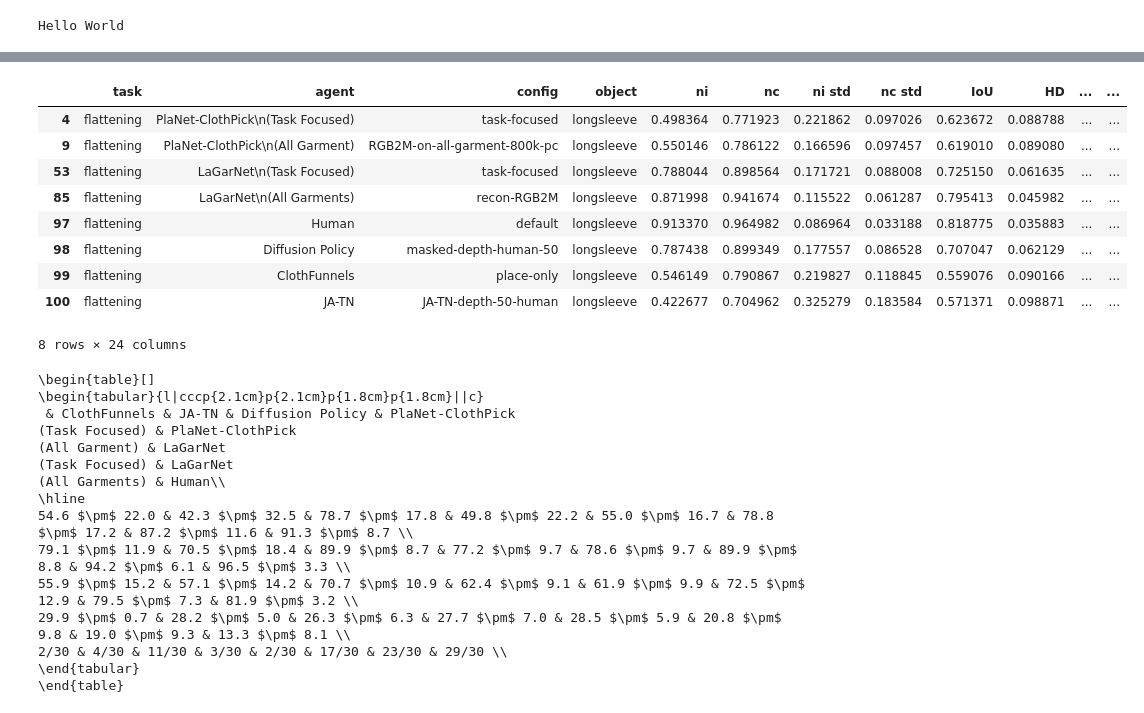
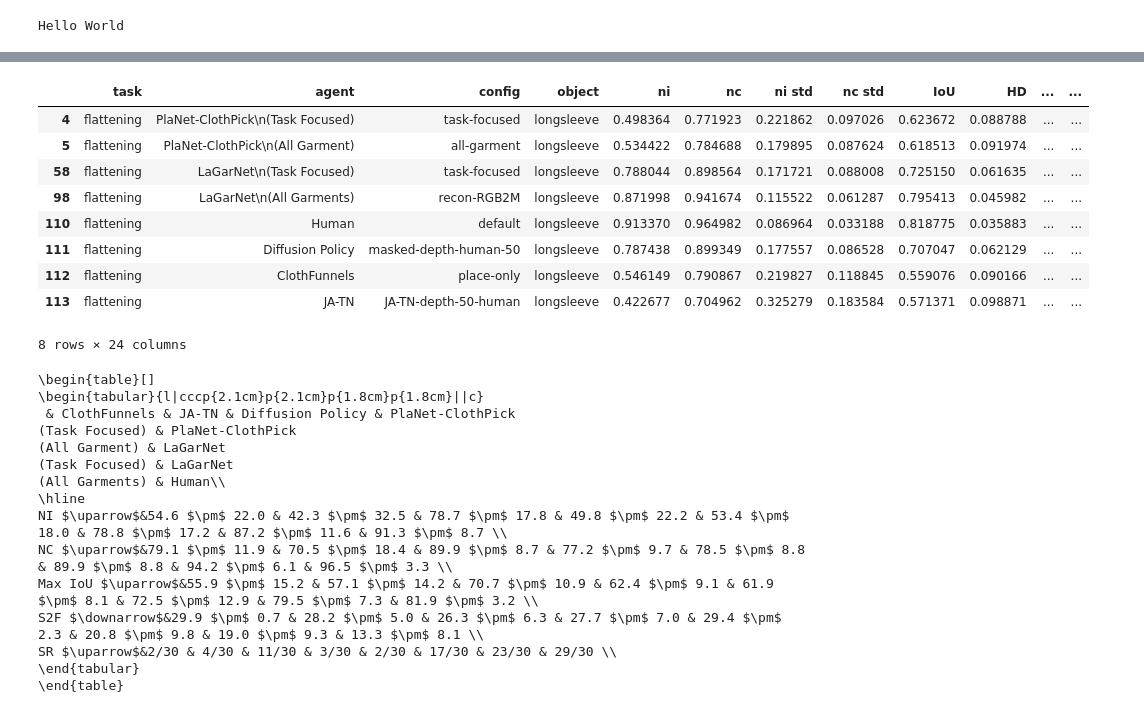
Before and after one commit to st-cortex-lab/LaGarNet, a Jupyter notebook: analysis/lagarnet.ipynb, the cells around one changed output, grey strips where cells are left out. Drawn from its saved outputs; the diff is of its cells as text; code cells hidden in the pictures.

```diff
--- a/analysis/lagarnet.ipynb
+++ b/analysis/lagarnet.ipynb
@@ -291,7 +291,7 @@ agent_tuples = [
     ('human-pixel-pick-and-place-1', 'default', '-1', 'Human'),
     ('transporter', 'JA-TN-depth-50-human', '50001', 'JA-TN'),
     ('diffusion_policy', 'masked-depth-human-50', '49999', 'Diffusion Policy'),
-    ('rssm', 'RGB2M-on-all-garment-800k-pc', '50000', 'PlaNet-ClothPick\n(All Garment)'), # config all-garment is training.
+    ('rssm', 'all-garment', '50000', 'PlaNet-ClothPick\n(All Garment)'), # config all-garment is training.
     ('cloth-funnel', 'place-only', '-1', 'ClothFunnels'),
     ('gc_rssm', 'task-focused', '50000', 'LaGarNet\n(Task Focused)'),
     ('gc_rssm', 'recon-RGB2M', '50000', 'LaGarNet\n(All Garments)'),
@@ -332,40 +332,41 @@ data_df['SR $\\uparrow$'] = data_df['success_eps'].apply(lambda x: f"{x}/30")
 display(data_df)
 ## create a latex table where columns are the agents, and rows are the metrics
 
 def generate_latex_table(data_df):
     agents = ['ClothFunnels', 'JA-TN', 'Diffusion Policy', \
               'PlaNet-ClothPick\n(Task Focused)', 'PlaNet-ClothPick\n(All Garment)', \
             'LaGarNet\n(Task Focused)', 'LaGarNet\n(All Garments)', 'Human']
     metrics = ['NI $\\uparrow$', 'NC $\\uparrow$', 'Max IoU $\\uparrow$', 'S2F $\\downarrow$', 'SR $\\uparrow$']
 
     latex_table = "\\begin{table}[]\n\\begin{tabular}{l|cccp{2.1cm}p{2.1cm}p{1.8cm}p{1.8cm}||c}\n"
     for agent in agents:
         latex_table += f" & {agent}"
     latex_table += "\\\\\n"
     latex_table += "\\hline\n"
     for metric in metrics:
+        latex_table += metric + '&'
         for agent in agents:
 
             metrics_value = data_df[data_df['agent'] == agent][metric]
             #print(agent, metrics)
             metrics_value = metrics_value.values[0]
             latex_table += f"{metrics_value} & "
         latex_table = latex_table[:-2] + "\\\\\n"
     latex_table += "\\end{tabular}\n\\end{table}"
     return latex_table
 
 latex_table = generate_latex_table(data_df)
 print(latex_table)
 # %% [output]
 |  | task | agent | config | object | ni | nc | ni std | nc std | IoU | HD | ... | ... |
 | 4 | flattening | PlaNet-ClothPick\n(Task Focused) | task-focused | longsleeve | 0.498364 | 0.771923 | 0.221862 | 0.097026 | 0.623672 | 0.088788 | ... | ... |
-| 9 | flattening | PlaNet-ClothPick\n(All Garment) | RGB2M-on-all-garment-800k-pc | longsleeve | 0.550146 | 0.786122 | 0.166596 | 0.097457 | 0.619010 | 0.089080 | ... | ... |
-| 53 | flattening | LaGarNet\n(Task Focused) | task-focused | longsleeve | 0.788044 | 0.898564 | 0.171721 | 0.088008 | 0.725150 | 0.061635 | ... | ... |
-| 85 | flattening | LaGarNet\n(All Garments) | recon-RGB2M | longsleeve | 0.871998 | 0.941674 | 0.115522 | 0.061287 | 0.795413 | 0.045982 | ... | ... |
-| 97 | flattening | Human | default | longsleeve | 0.913370 | 0.964982 | 0.086964 | 0.033188 | 0.818775 | 0.035883 | ... | ... |
-| 98 | flattening | Diffusion Policy | masked-depth-human-50 | longsleeve | 0.787438 | 0.899349 | 0.177557 | 0.086528 | 0.707047 | 0.062129 | ... | ... |
-| 99 | flattening | ClothFunnels | place-only | longsleeve | 0.546149 | 0.790867 | 0.219827 | 0.118845 | 0.559076 | 0.090166 | ... | ... |
-| 100 | flattening | JA-TN | JA-TN-depth-50-human | longsleeve | 0.422677 | 0.704962 | 0.325279 | 0.183584 | 0.571371 | 0.098871 | ... | ... |
+| 5 | flattening | PlaNet-ClothPick\n(All Garment) | all-garment | longsleeve | 0.534422 | 0.784688 | 0.179895 | 0.087624 | 0.618513 | 0.091974 | ... | ... |
+| 58 | flattening | LaGarNet\n(Task Focused) | task-focused | longsleeve | 0.788044 | 0.898564 | 0.171721 | 0.088008 | 0.725150 | 0.061635 | ... | ... |
+| 98 | flattening | LaGarNet\n(All Garments) | recon-RGB2M | longsleeve | 0.871998 | 0.941674 | 0.115522 | 0.061287 | 0.795413 | 0.045982 | ... | ... |
+| 110 | flattening | Human | default | longsleeve | 0.913370 | 0.964982 | 0.086964 | 0.033188 | 0.818775 | 0.035883 | ... | ... |
+| 111 | flattening | Diffusion Policy | masked-depth-human-50 | longsleeve | 0.787438 | 0.899349 | 0.177557 | 0.086528 | 0.707047 | 0.062129 | ... | ... |
+| 112 | flattening | ClothFunnels | place-only | longsleeve | 0.546149 | 0.790867 | 0.219827 | 0.118845 | 0.559076 | 0.090166 | ... | ... |
+| 113 | flattening | JA-TN | JA-TN-depth-50-human | longsleeve | 0.422677 | 0.704962 | 0.325279 | 0.183584 | 0.571371 | 0.098871 | ... | ... |
 8 rows × 24 columns
 \begin{table}[]
 \begin{tabular}{l|cccp{2.1cm}p{2.1cm}p{1.8cm}p{1.8cm}||c}
@@ -375,11 +376,11 @@ print(latex_table)
 (Task Focused) & LaGarNet
 (All Garments) & Human\\
 \hline
-54.6 $\pm$ 22.0 & 42.3 $\pm$ 32.5 & 78.7 $\pm$ 17.8 & 49.8 $\pm$ 22.2 & 55.0 $\pm$ 16.7 & 78.8 $\pm$ 17.2 & 87.2 $\pm$ 11.6 & 91.3 $\pm$ 8.7 \\
-79.1 $\pm$ 11.9 & 70.5 $\pm$ 18.4 & 89.9 $\pm$ 8.7 & 77.2 $\pm$ 9.7 & 78.6 $\pm$ 9.7 & 89.9 $\pm$ 8.8 & 94.2 $\pm$ 6.1 & 96.5 $\pm$ 3.3 \\
-55.9 $\pm$ 15.2 & 57.1 $\pm$ 14.2 & 70.7 $\pm$ 10.9 & 62.4 $\pm$ 9.1 & 61.9 $\pm$ 9.9 & 72.5 $\pm$ 12.9 & 79.5 $\pm$ 7.3 & 81.9 $\pm$ 3.2 \\
-29.9 $\pm$ 0.7 & 28.2 $\pm$ 5.0 & 26.3 $\pm$ 6.3 & 27.7 $\pm$ 7.0 & 28.5 $\pm$ 5.9 & 20.8 $\pm$ 9.8 & 19.0 $\pm$ 9.3 & 13.3 $\pm$ 8.1 \\
-2/30 & 4/30 & 11/30 & 3/30 & 2/30 & 17/30 & 23/30 & 29/30 \\
+NI $\uparrow$&54.6 $\pm$ 22.0 & 42.3 $\pm$ 32.5 & 78.7 $\pm$ 17.8 & 49.8 $\pm$ 22.2 & 53.4 $\pm$ 18.0 & 78.8 $\pm$ 17.2 & 87.2 $\pm$ 11.6 & 91.3 $\pm$ 8.7 \\
+NC $\uparrow$&79.1 $\pm$ 11.9 & 70.5 $\pm$ 18.4 & 89.9 $\pm$ 8.7 & 77.2 $\pm$ 9.7 & 78.5 $\pm$ 8.8 & 89.9 $\pm$ 8.8 & 94.2 $\pm$ 6.1 & 96.5 $\pm$ 3.3 \\
+Max IoU $\uparrow$&55.9 $\pm$ 15.2 & 57.1 $\pm$ 14.2 & 70.7 $\pm$ 10.9 & 62.4 $\pm$ 9.1 & 61.9 $\pm$ 8.1 & 72.5 $\pm$ 12.9 & 79.5 $\pm$ 7.3 & 81.9 $\pm$ 3.2 \\
+S2F $\downarrow$&29.9 $\pm$ 0.7 & 28.2 $\pm$ 5.0 & 26.3 $\pm$ 6.3 & 27.7 $\pm$ 7.0 & 29.4 $\pm$ 2.3 & 20.8 $\pm$ 9.8 & 19.0 $\pm$ 9.3 & 13.3 $\pm$ 8.1 \\
+SR $\uparrow$&2/30 & 4/30 & 11/30 & 3/30 & 2/30 & 17/30 & 23/30 & 29/30 \\
 \end{tabular}
 \end{table}
 # %%
```
Also changed, not shown: parts of 4 cells of this notebook, 1 other file.
